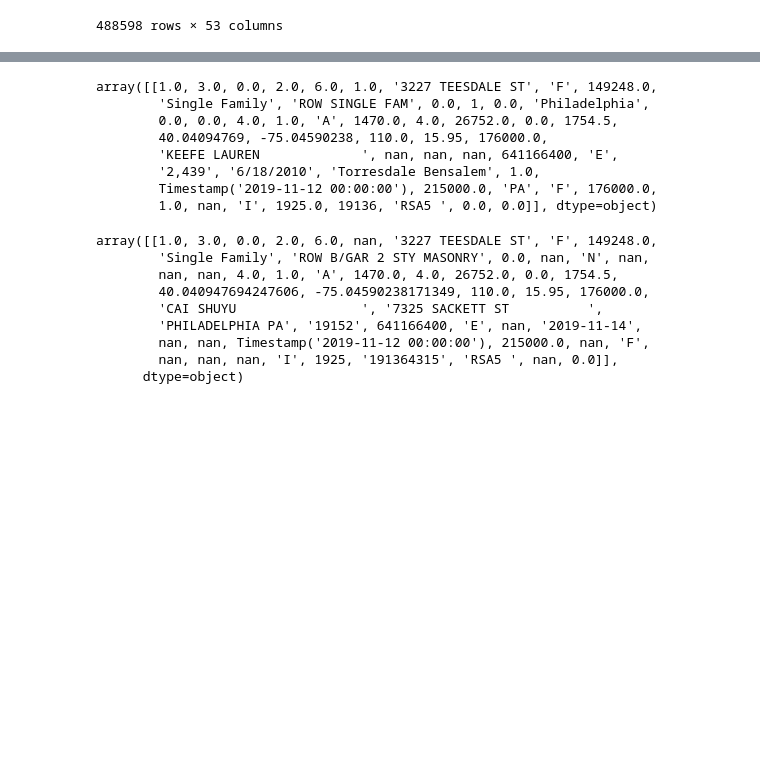
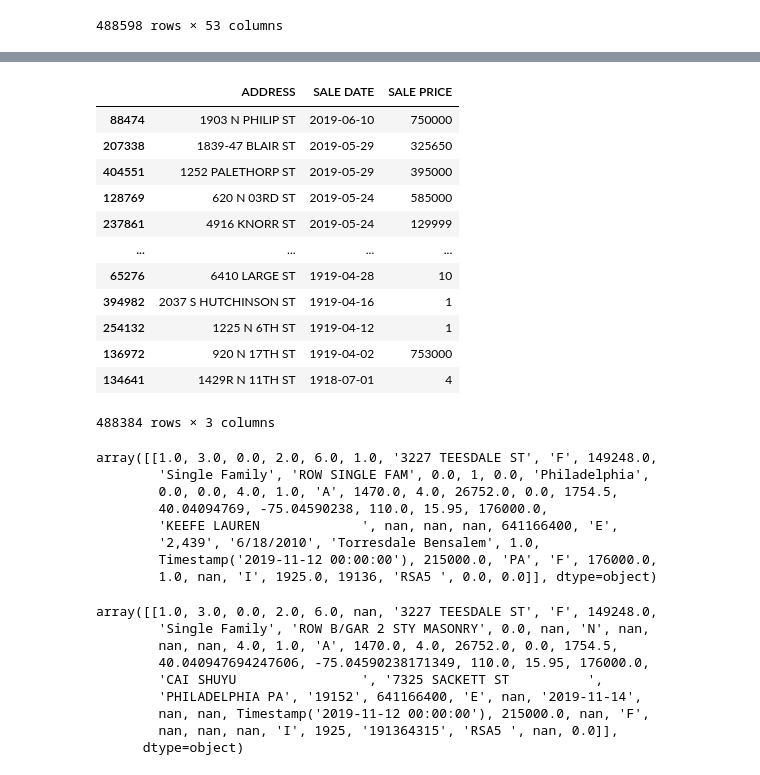
Before and after one commit to nding17/WhiterockAI, a Jupyter notebook: notebooks/PLUTO auto update pipeline-Copy1.ipynb, the cells around one changed output, grey strips where cells are left out. Cells and saved outputs as stored; diff of their text form; code cells hidden in the pictures; blank space fills up the shorter version.

```diff
--- a/notebooks/PLUTO auto update pipeline-Copy1.ipynb
+++ b/notebooks/PLUTO auto update pipeline-Copy1.ipynb
@@ -405,4 +433,2 @@ df_sub = subset_df_date(df_new, '40 days')
 # %%
 pluto = pd.read_csv('../data/project/PHLPL-001 All_Properties [byaddress;location] PLUTO.csv')
-# %%
-pluto['SALE DATE'] = pd.to_datetime(pluto['SALE DATE'], errors='coerce')
@@ -479,3 +477,19 @@ pluto
+# %%
+pluto[pluto['SALE DATE'].astype(str)!='NaT'].sort_values(by='SALE DATE', ascending=False)[['ADDRESS', 'SALE DATE', 'SALE PRICE']]
+# %% [output]
+|  | ADDRESS | SALE DATE | SALE PRICE |
+| 88474 | 1903 N PHILIP ST | 2019-06-10 | 750000 |
+| 207338 | 1839-47 BLAIR ST | 2019-05-29 | 325650 |
+| 404551 | 1252 PALETHORP ST | 2019-05-29 | 395000 |
+| 128769 | 620 N 03RD ST | 2019-05-24 | 585000 |
+| 237861 | 4916 KNORR ST | 2019-05-24 | 129999 |
+| ... | ... | ... | ... |
+| 65276 | 6410 LARGE ST | 1919-04-28 | 10 |
+| 394982 | 2037 S HUTCHINSON ST | 1919-04-16 | 1 |
+| 254132 | 1225 N 6TH ST | 1919-04-12 | 1 |
+| 136972 | 920 N 17TH ST | 1919-04-02 | 753000 |
+| 134641 | 1429R N 11TH ST | 1918-07-01 | 4 |
+488384 rows × 3 columns
 # %%
 columns = pluto_update1.columns.difference(['assessment_date', 'EXT CONDITION DATE'])
 pluto_update1[columns][pluto_update1['ADDRESS']=='3227 TEESDALE ST'].values
```
Also changed, not shown: parts of 10 cells of this notebook, 1 other file.
